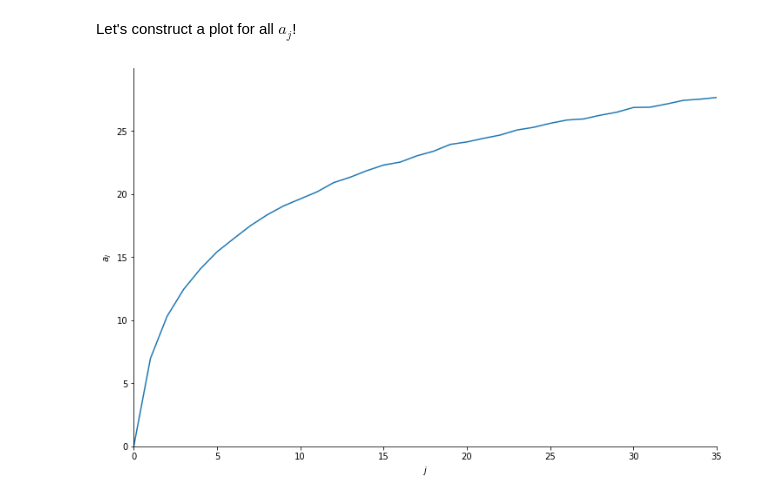
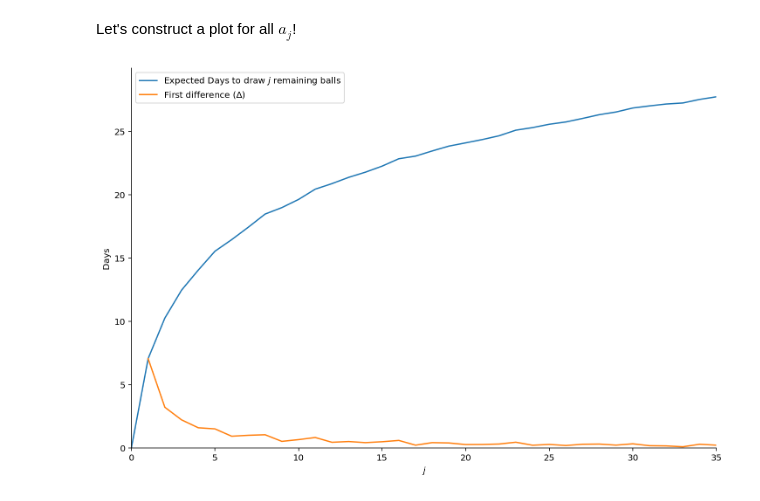
Before and after one commit to Per48edjes/Harvard-STAT110, a Jupyter notebook: Problem 3.3, SP9.ipynb, the cells around one changed output. Drawn from its saved outputs; the diff is of its cells as text; code cells hidden in the pictures.

Commit message:
Fix plot in Problem 3.3, SP9

```diff
--- a/Problem 3.3, SP9.ipynb
+++ b/Problem 3.3, SP9.ipynb
@@ -73,25 +76,28 @@ while len(data) < 35:
     unused_balls.pop()
 
 # Add base case
-data[0] = 0
+data[0] = 0.0
 # %%
-x = data.keys()
-y = data.values()
+# Gather data
+df = pd.DataFrame.from_dict(data, orient='index', columns=['exp_days'])
+df['delta'] = df['exp_days'] - df['exp_days'].shift(-1)
 
 # Plot data
 plt.figure(figsize=(12,8))
-plt.plot(x, y)
+plt.plot(df['exp_days'], label='Expected Days to draw $j$ remaining balls')
+plt.plot(df['delta'], label=r'First difference ($\Delta$)')
 
 # Cosmetic adjustments
 ax = plt.gca()
 ax.spines['right'].set_visible(False)
 ax.spines['top'].set_visible(False)
 plt.xlim(0, 35)
 plt.xlabel('$j$')
 plt.ylim(0, 30)
-plt.ylabel('$a_j$')
-plt.yticks(np.arange(0, ceil(max(y)), 5.0))
+plt.ylabel('Days')
+plt.yticks(np.arange(0, ceil(df['exp_days'].max()), 5.0))
+plt.legend()
 
 plt.show()
 # %% [output]
-[figure, old version]
+[figure, new version]
```
Also changed, not shown: parts of 3 cells of this notebook.
